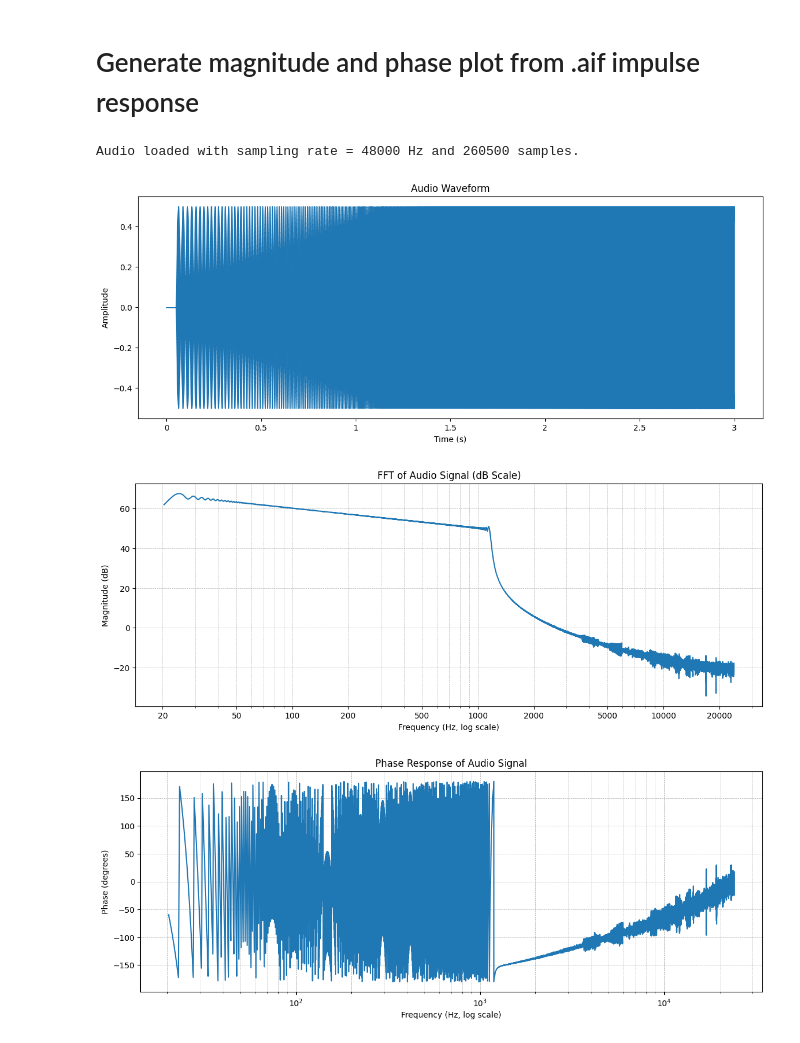
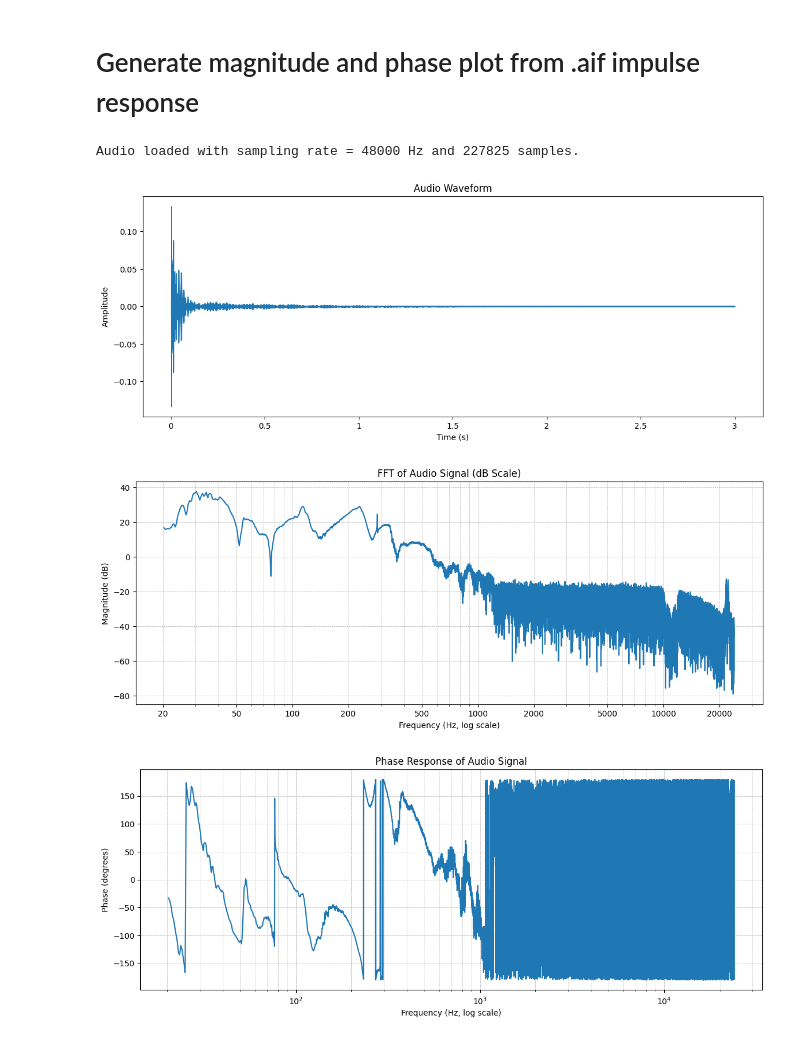
Before and after one commit to moewe-audio/master-thesis-project, a Jupyter notebook: measurements/frequency_response/plot_IR_utility_response.ipynb, the cells around one changed output. Drawn from its saved outputs; the diff is of its cells as text; code cells hidden in the pictures.

Commit message:
first pid tests

```diff
--- a/measurements/frequency_response/plot_IR_utility_response.ipynb
+++ b/measurements/frequency_response/plot_IR_utility_response.ipynb
@@ -7,9 +7,8 @@ import librosa
 import librosa.display
 import scipy
 
-# filename = 'deconv_responses/IR_13.wav'
-filename = 'recordings/sweep4.wav'
-
+# filename = 'deconv_responses/IR_v2_1.wav'
+filename = 'deconv_responses/test.wav'
 y, sr = librosa.load(filename, sr=None)
 print(f"Audio loaded with sampling rate = {sr} Hz and {len(y)} samples.")
 
@@ -33,34 +32,34 @@ fft_mag_pos = fft_mag[mask]
 
 # Convert magnitude to decibels
 epsilon = 1e-10
 fft_db = 20 * np.log10(fft_mag_pos + epsilon)
 
 plt.figure(figsize=(14, 5))
 plt.plot(fft_freq_pos, fft_db)
 plt.xscale('log')
 plt.title("FFT of Audio Signal (dB Scale)")
 plt.xlabel("Frequency (Hz, log scale)")
 plt.ylabel("Magnitude (dB)")
 plt.grid(True, which="both", ls="--", lw=0.5)
 
 # Define custom reference frequency ticks (in Hz)
 reference_ticks = [20, 50, 100, 200, 500, 1000, 2000, 5000, 10000, 20000]
 plt.xticks(reference_ticks, reference_ticks)
 
 plt.show()
 phase_rad = np.angle(fft_vals)
 phase_deg = np.degrees(phase_rad)
 phase_deg_pos = phase_deg[mask]
 plt.figure(figsize=(14, 5))
 plt.plot(fft_freq_pos, phase_deg_pos)
 plt.xscale('log')
 plt.title("Phase Response of Audio Signal")
 plt.xlabel("Frequency (Hz, log scale)")
 plt.ylabel("Phase (degrees)")
 plt.grid(True, which="both", ls="--", lw=0.5)
 plt.show()
 # %% [output]
-Audio loaded with sampling rate = 48000 Hz and 260500 samples.
+Audio loaded with sampling rate = 48000 Hz and 227825 samples.
-[figure, old version]
+[figure, new version]
-[figure, old version]
+[figure, new version]
-[figure, old version]
+[figure, new version]
```
Also changed, not shown: 10 other files.
